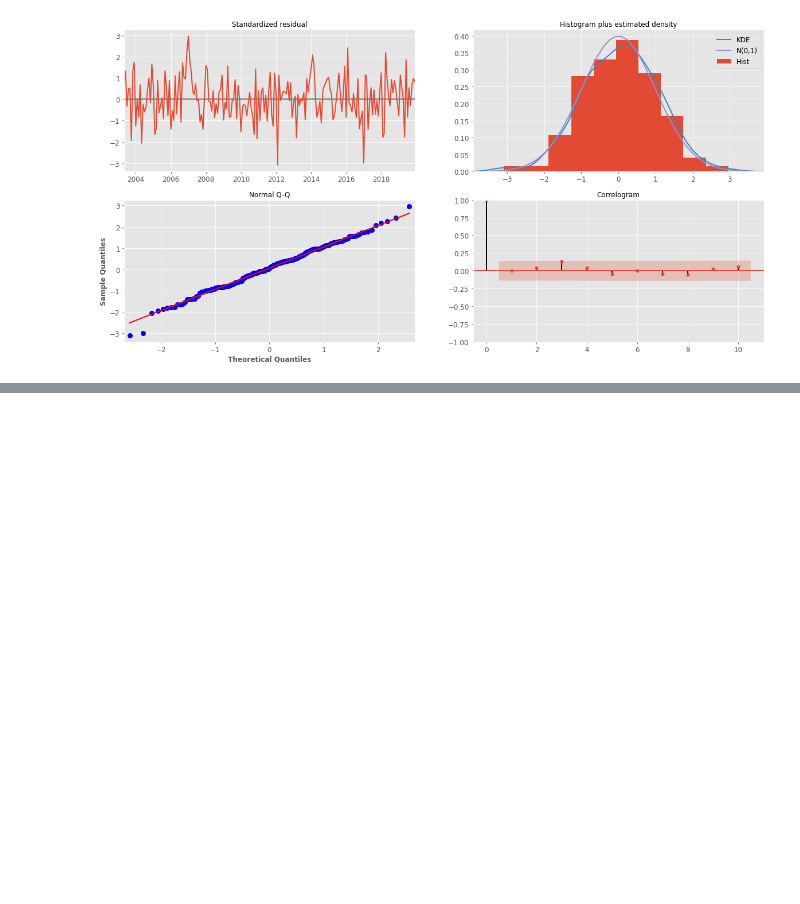
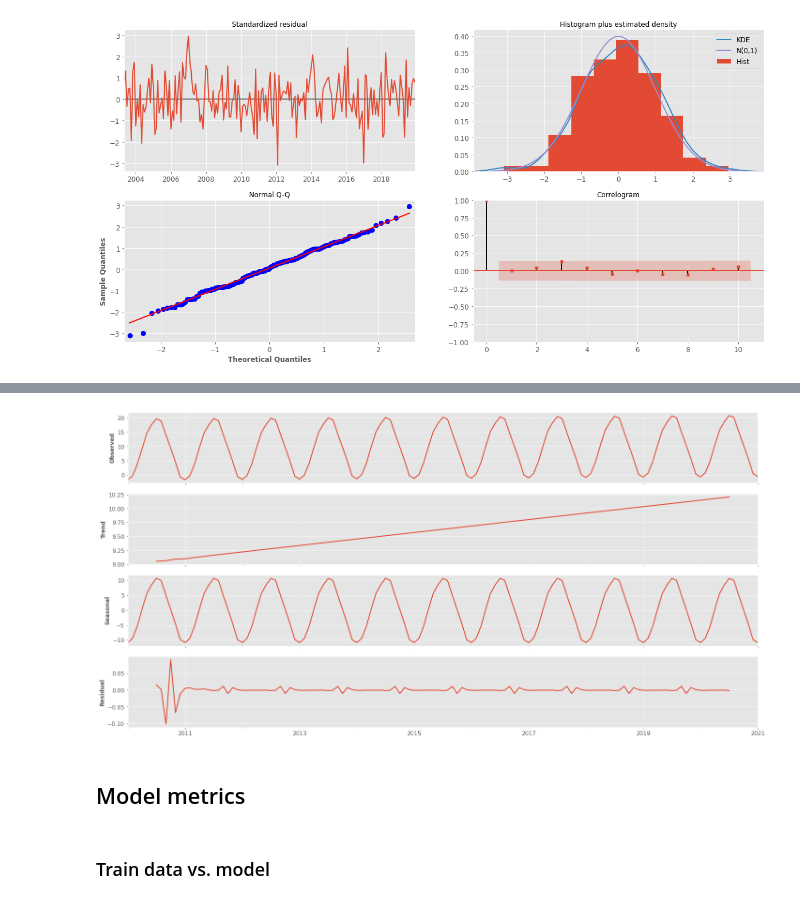
Before and after one commit to reibek/progn-semestral-work, a Jupyter notebook: Progonstics_Semestral_work_NEW.ipynb, the cells around one changed output, grey strips where cells are left out. Saved outputs shown, nothing was run; the diff lists cells and outputs as text; code cells hidden in the pictures; blank space fills up the shorter version.

```diff
--- a/Progonstics_Semestral_work_NEW.ipynb
+++ b/Progonstics_Semestral_work_NEW.ipynb
@@ -453,0 +442,6 @@ Name: MonthlyAverage, dtype: float64
+# %%
+seasonal_decompose(pred.predicted_mean).plot();
+# %% [output]
+[figure, added]
+# %% [markdown]
+## Model metrics
@@ -453,0 +476,2 @@ Name: MonthlyAverage, dtype: float64
+# %% [markdown]
+### Train data vs. model
```
Also changed, not shown: parts of 27 cells of this notebook.
